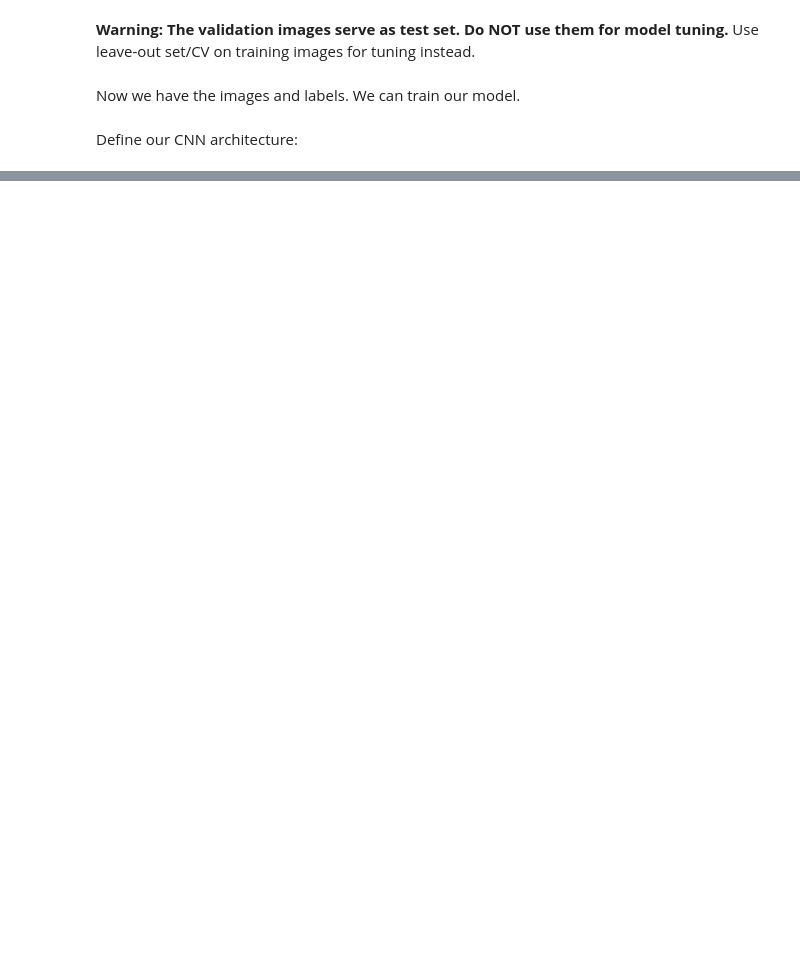
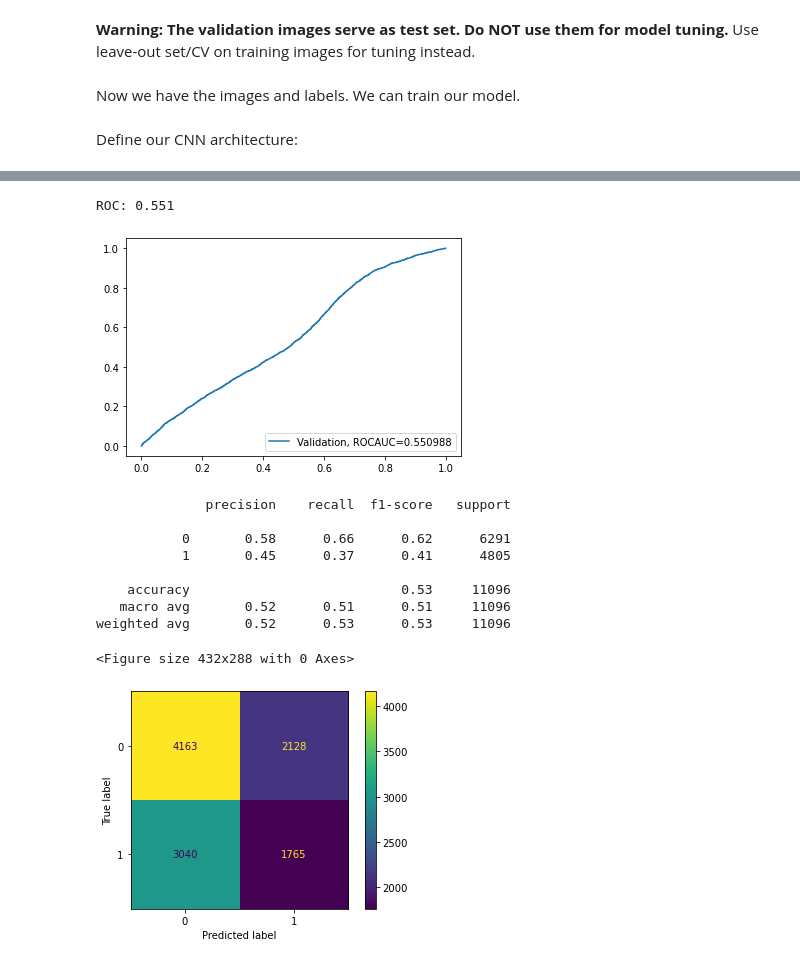
Before and after one commit to comsaint/dlh_project, a Jupyter notebook: notebooks/starter_nih.ipynb, the cells around one changed output, grey strips where cells are left out. Drawn from its saved outputs; the diff is of its cells as text; code cells hidden in the pictures; blank space fills up the shorter version.

```diff
--- a/notebooks/starter_nih.ipynb
+++ b/notebooks/starter_nih.ipynb
@@ -235,7 +305,7 @@ class Net(nn.Module):
         self.conv2 = nn.Conv2d(3, 8, 5)
         self.fc1 = nn.Linear(8 * 25 * 25, 60)
         self.fc2 = nn.Linear(60, 20)
-        self.fc3 = nn.Linear(20, 1)  # 2 classes
+        self.fc3 = nn.Linear(20, 2)  # 2 classes
         self.dropout = nn.Dropout(p=0.2)
 
     def forward(self, x):
@@ -244,7 +314,7 @@ class Net(nn.Module):
         x = x.view(-1, 8 * 25 * 25)
         x = self.dropout(F.relu(self.fc1(x)))
         x = self.dropout(F.relu(self.fc2(x)))
-        x = torch.sigmoid(self.fc3(x))  # change to softmax if multiclass
+        x = self.fc3(x)  # no softmax necessary as CrossEntropyLoss will take care. See https://pytorch.org/docs/stable/generated/torch.nn.CrossEntropyLoss.html
         return x
 
 model = Net().to(device)
@@ -353,4 +511,17 @@ print(f'Finished Training. Total time: {time.time()-start_time} secs.')
 # %%
 # Evaluate on test set
 test_data_loader = load_data(df_test_pa, DATA_FOLDER, disease, transform=data_transforms['test'], shuffle=False, batch_size=32)
-test_loss = eval_model(model, test_data_loader, threshold=0.4)
+test_loss, t_prob, t_pred, t_true = eval_model(model, test_data_loader)
+# %% [output]
+ROC: 0.551
+[figure, added]
+              precision    recall  f1-score   support
+
+           0       0.58      0.66      0.62      6291
+           1       0.45      0.37      0.41      4805
+
+    accuracy                           0.53     11096
+   macro avg       0.52      0.51      0.51     11096
+weighted avg       0.52      0.53      0.53     11096
+<Figure size 432x288 with 0 Axes>
+[figure, added]
```
Also changed, not shown: parts of 19 cells of this notebook.
